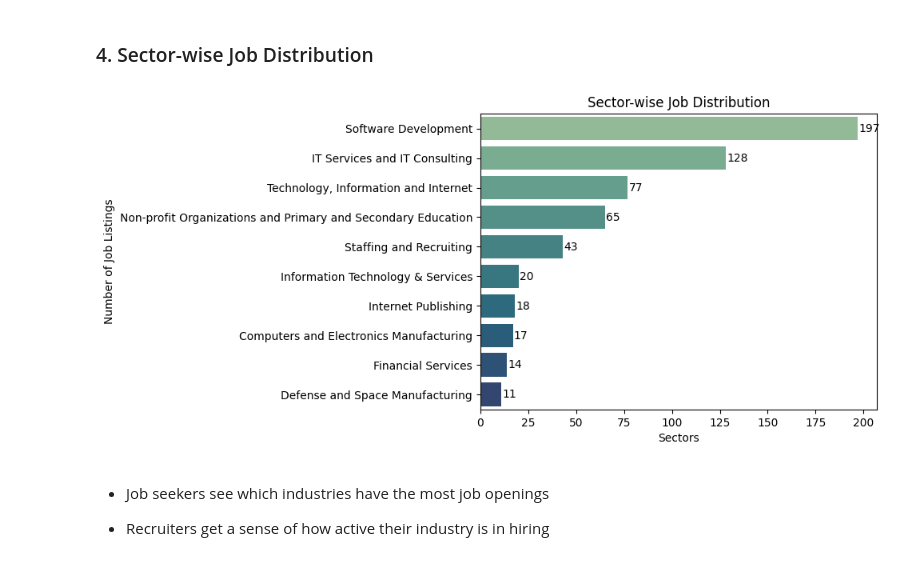
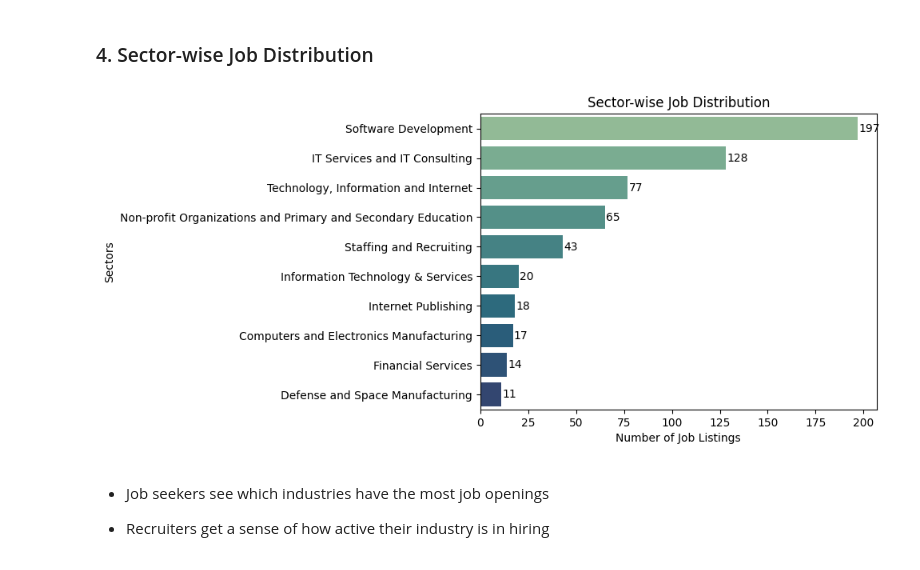
Before and after one commit to hurshitagupta/us-ai-ml-jobs-trend-analysis, a Jupyter notebook: notebooks/us-ai-ml-jobs-trends-analysis-v4.ipynb, the cells around one changed output. Drawn from its saved outputs; the diff is of its cells as text; code cells hidden in the pictures.

```diff
--- a/notebooks/us-ai-ml-jobs-trends-analysis-v4.ipynb
+++ b/notebooks/us-ai-ml-jobs-trends-analysis-v4.ipynb
@@ -677,20 +677,20 @@ plt.show()
 # %%
 # which 10 sectors have the highest number of listings?
 
 sector_jobs = jobs_df['sector'].value_counts().head(10).reset_index()
 sector_jobs.columns = ['sector','jobCount']
 
 ax = sns.barplot(data=sector_jobs, x='jobCount',y='sector',palette='crest')
 plt.title('Sector-wise Job Distribution')
-plt.xlabel('Sectors')
-plt.ylabel('Number of Job Listings')
+plt.ylabel('Sectors')
+plt.xlabel('Number of Job Listings')
 
 for container in ax.containers:
     ax.bar_label(container,padding=1)
 
 plt.show()
 # %% [output]
-[figure, old version]
+[figure, new version]
 # %% [markdown]
 - Job seekers see which industries have the most job openings
 
```
